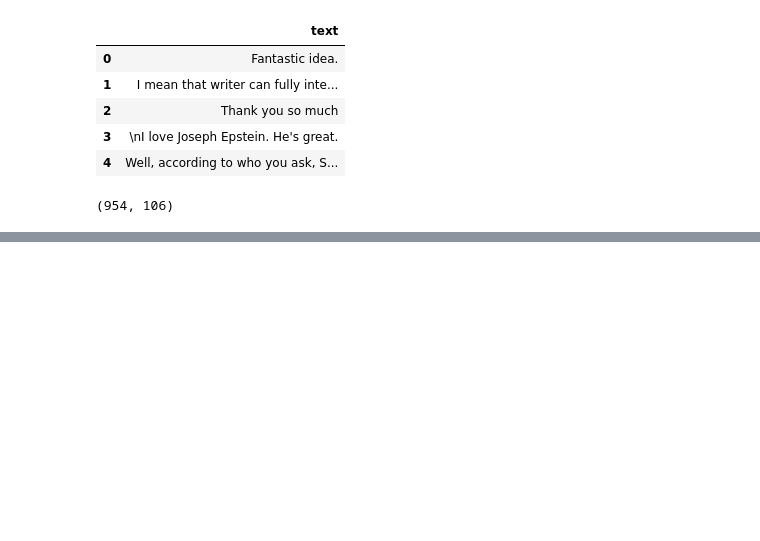
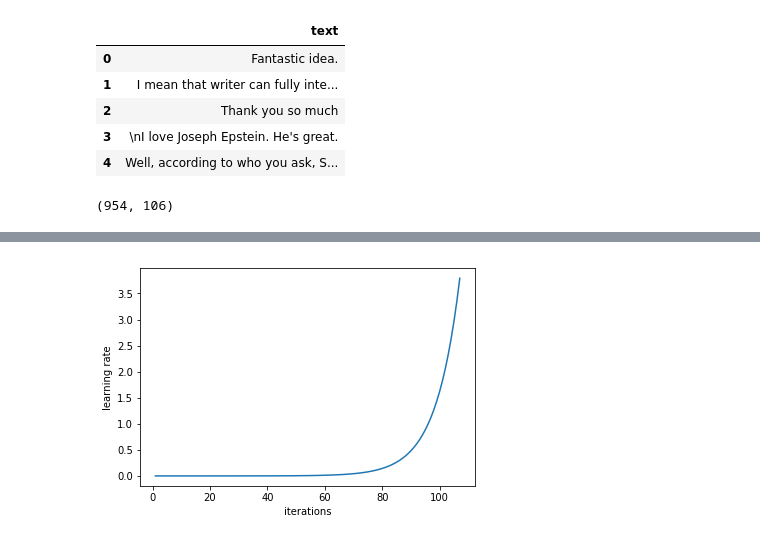
Before and after one commit to xjdeng/fastai_reddit, a Jupyter notebook: main.ipynb, the cells around one changed output, grey strips where cells are left out. Saved outputs shown, nothing was run; the diff lists cells and outputs as text; code cells hidden in the pictures; blank space fills up the shorter version.

Commit message:
Plot learning rate graphs

```diff
--- a/main.ipynb
+++ b/main.ipynb
@@ -28,7 +28,7 @@ import bs4, markdown
 credential_file = "credentials.key"
 targetuser = "ryan_holiday" #User you are targetting, NOT necessarily your username (unless you want to do this on yourself)
 test_portion = 0.1 #What fraction of the user's posts and submissions to use as the test set?
-bs = 4
+bs = 8
 bptt = 70
 em_sz = 200  # size of each embedding vector
 nh = 500     # number of hidden activations per layer
@@ -161,0 +166,4 @@ learner.clip=0.3
+# %%
+learner.sched.plot_lr()
+# %% [output]
+[figure, added]
```
Also changed, not shown: parts of 5 cells of this notebook.
